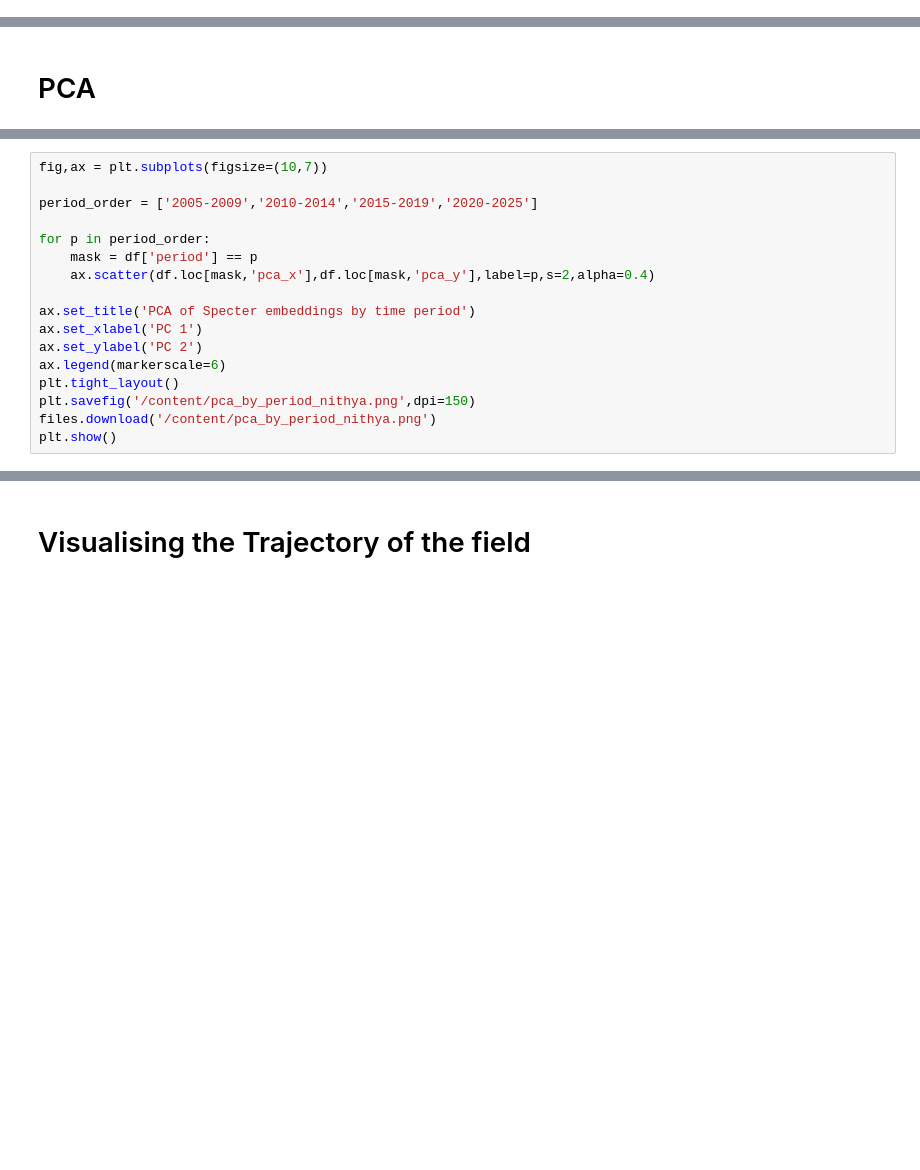
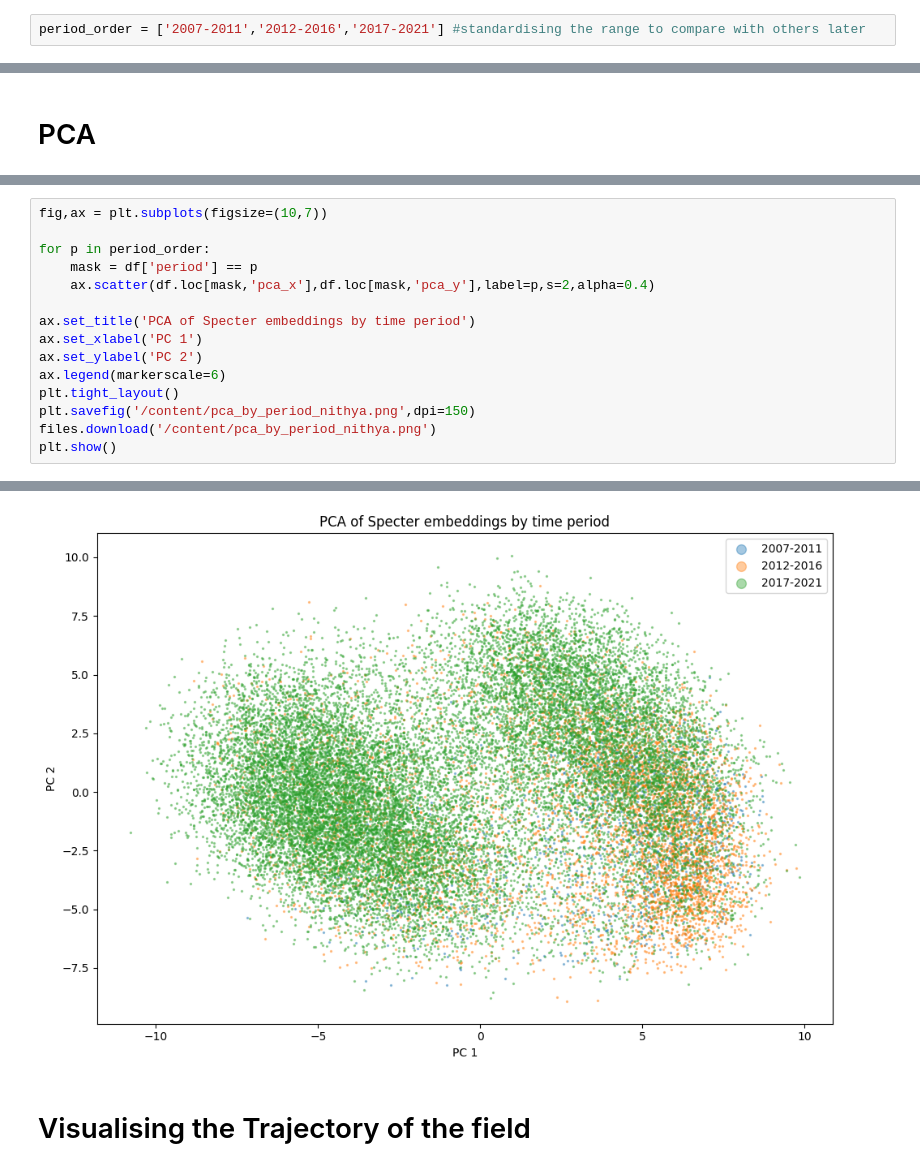
Before and after one commit to rohan-crypto/Text_Analytics_Team33_Task3, a Jupyter notebook: notebooks/SBERT_Nithya.ipynb, the cells around one changed output, grey strips where cells are left out. Saved outputs shown, nothing was run; the diff lists cells and outputs as text; blank space fills up the shorter version.

```diff
--- a/notebooks/SBERT_Nithya.ipynb
+++ b/notebooks/SBERT_Nithya.ipynb
@@ -27,3 +60,5 @@ print(df['abstract'].head())
+# %%
+period_order = ['2007-2011','2012-2016','2017-2021'] #standardising the range to compare with others later
 # %% [markdown]
 # Using MiniLM Model
 # %%
@@ -224,7 +445,5 @@ print(f"PC 2 : {(evals_spec[idx_spec[1]]/total_var)*100:.2f}%")
 # %%
 fig,ax = plt.subplots(figsize=(10,7))
-
-period_order = ['2005-2009','2010-2014','2015-2019','2020-2025']
 
 for p in period_order:
     mask = df['period'] == p
@@ -238,3 +457,4 @@ plt.tight_layout()
 plt.savefig('/content/pca_by_period_nithya.png',dpi=150)
 files.download('/content/pca_by_period_nithya.png')
 plt.show()
+# %% [output]
@@ -241,3 +463,4 @@ plt.show()
+[figure, added]
 # %% [markdown]
 # Visualising the Trajectory of the field
 # %%
```
Also changed, not shown: parts of 40 cells of this notebook, 7 other files.
